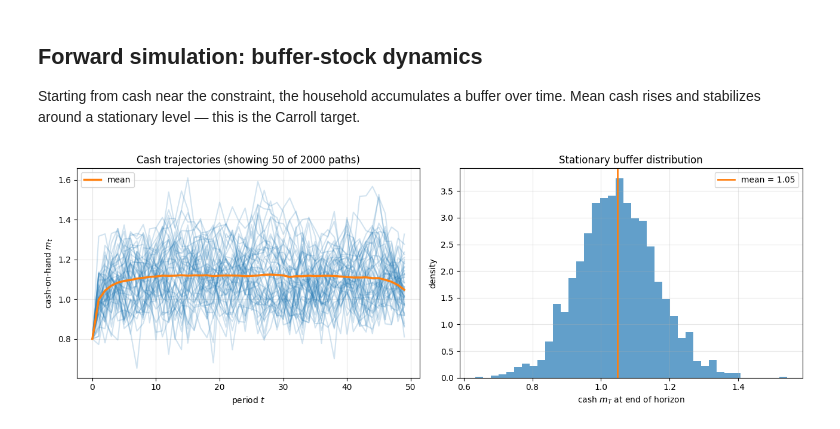
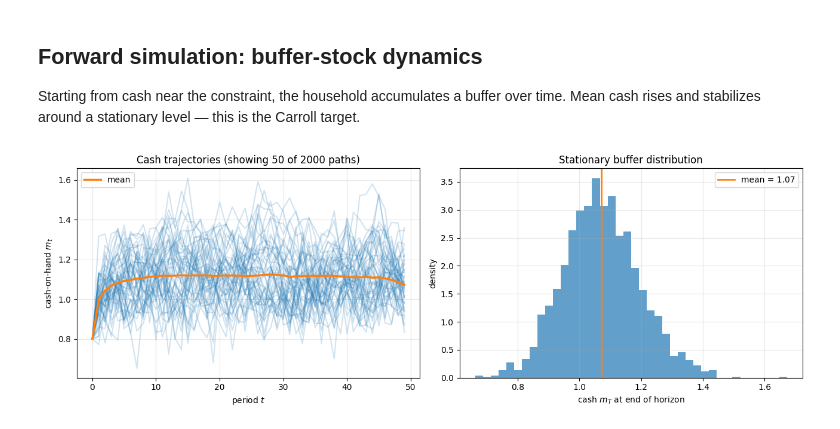
Before and after one commit to tbb300/bellgrid, a Jupyter notebook: examples/02_carroll_deaton/carroll_deaton.ipynb, the cells around one changed output. Cells and saved outputs as stored; diff of their text form; code cells hidden in the pictures.

```diff
--- a/examples/02_carroll_deaton/carroll_deaton.ipynb
+++ b/examples/02_carroll_deaton/carroll_deaton.ipynb
@@ -67,6 +67,17 @@ def reward(_state, action, _shock, _t):
     return (c ** (1.0 - gamma)) / (1.0 - gamma)
 
 
+def terminal_reward(state):
+    # Natural finite-horizon convention: the agent consumes everything
+    # remaining at expiry, so V_T(m) = u(m). Without this the agent has
+    # no reason to save in the final period, which warps the entire
+    # backward sweep and prevents an apples-to-apples comparison with EGM.
+    c = state["cash"]
+    if gamma == 1.0:
+        return torch.log(c)
+    return (c ** (1.0 - gamma)) / (1.0 - gamma)
+
+
 problem = Problem(
     states=[ContinuousState("cash", warp="asinh", range=(0.5, 20.0))],
     actions=[ContinuousAction("consume", bounds=(1e-4, "cash"))],
@@ -75,6 +86,7 @@ problem = Problem(
     shocks=[Normal("z", sigma=1.0)],
     horizon=range(0, T),
     discount=beta,
+    terminal_reward=terminal_reward,
 )
 
 policy, value = solve(
@@ -159,6 +267,7 @@ problem_long = Problem(
     shocks=problem.shocks,
     horizon=range(0, T_long),
     discount=beta,
+    terminal_reward=terminal_reward,
 )
 policy_long, _ = solve(
     problem_long,
@@ -172,31 +281,31 @@ paths = simulate(
     problem=problem_long,
     n=2000,
     initial_state={"cash": 0.8},
     seed=0,
 )
 paths_cpu = {k: v.cpu() for k, v in paths.items()}
 
 cash_paths = paths_cpu["cash"].numpy()
 t_axis = np.arange(T_long)
 
 fig, (ax1, ax2) = plt.subplots(1, 2, figsize=(13, 4.5))
 ax1.plot(t_axis, cash_paths[:50].T, color="C0", alpha=0.2)
 ax1.plot(t_axis, cash_paths.mean(axis=0), color="C1", lw=2.5, label="mean")
 ax1.set_xlabel("period $t$")
 ax1.set_ylabel("cash-on-hand $m_t$")
 ax1.set_title(f"Cash trajectories (showing 50 of {len(cash_paths)} paths)")
 ax1.legend()
 ax1.grid(alpha=0.3)
 
 # Distribution of cash at end of horizon
 ax2.hist(cash_paths[:, -1], bins=40, density=True, alpha=0.7, color="C0")
 ax2.axvline(cash_paths[:, -1].mean(), color="C1", lw=2, label=f"mean = {cash_paths[:, -1].mean():.2f}")
 ax2.set_xlabel("cash $m_T$ at end of horizon")
 ax2.set_ylabel("density")
 ax2.set_title("Stationary buffer distribution")
 ax2.legend()
 ax2.grid(alpha=0.3)
 plt.tight_layout()
 plt.show()
 # %% [output]
-[figure, old version]
+[figure, new version]
```
Also changed, not shown: parts of 3 cells of this notebook, 1 other file.
